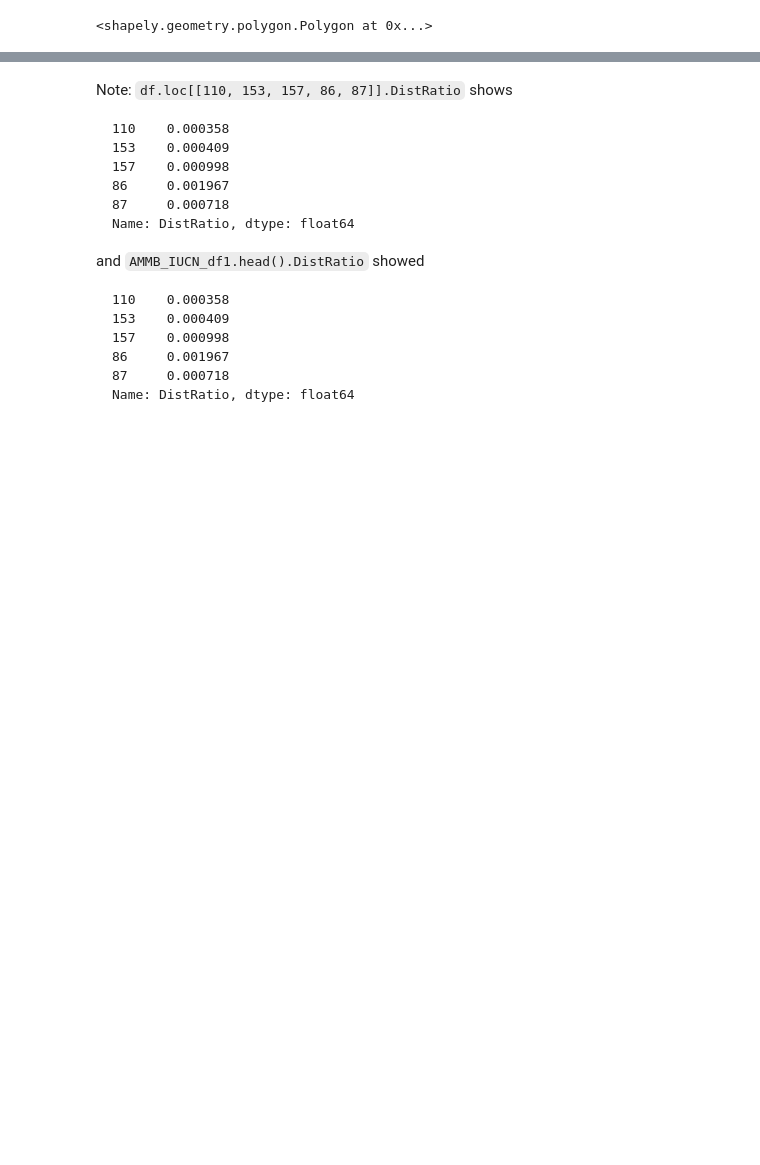
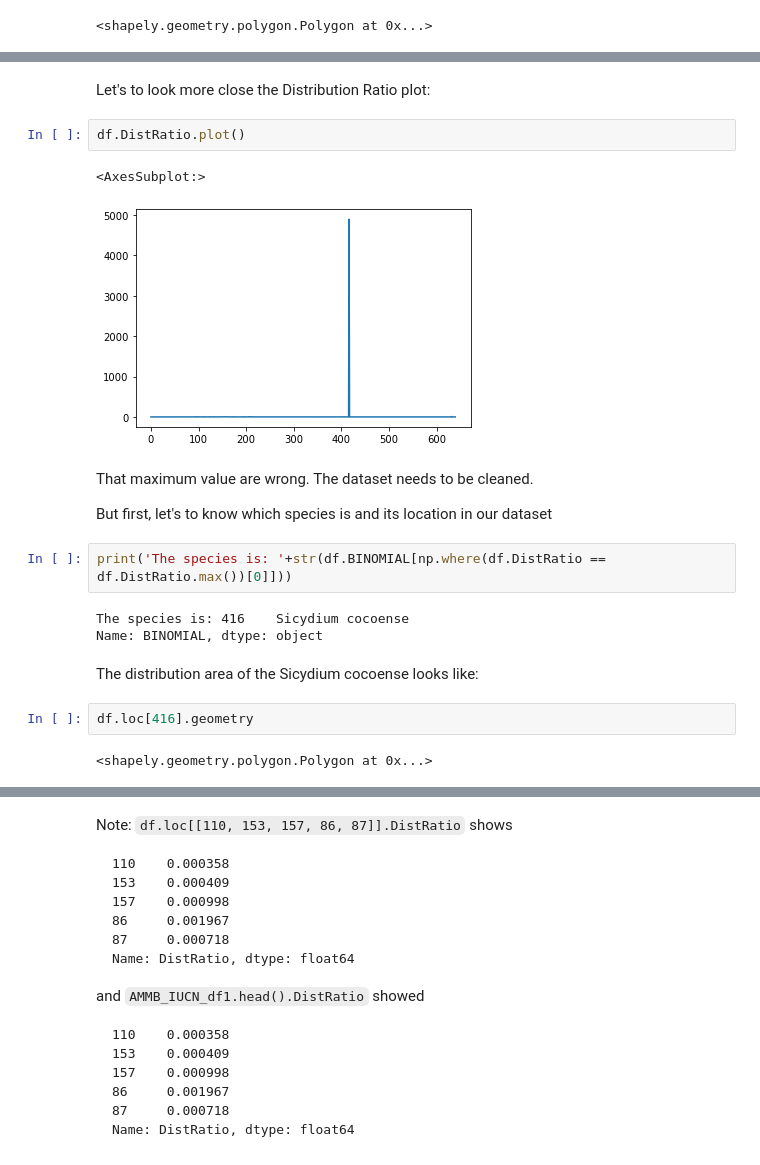
Before and after one commit to Open-Earth-Foundation/oceanprogram, a Jupyter notebook: ACMC_IUCN/ACMC_IUCN_step2_calculate_MBU.ipynb, the cells around one changed output, grey strips where cells are left out. Drawn from its saved outputs; the diff is of its cells as text; blank space fills up the shorter version.

```diff
--- a/ACMC_IUCN/ACMC_IUCN_step2_calculate_MBU.ipynb
+++ b/ACMC_IUCN/ACMC_IUCN_step2_calculate_MBU.ipynb
@@ -269,0 +286,22 @@ Name: DistRatio, dtype: float64
+# %% [markdown]
+Let's to look more close the Distribution Ratio plot:
+# %%
+df.DistRatio.plot()
+# %% [output]
+<AxesSubplot:>
+[figure, added]
+# %% [markdown]
+That maximum value are wrong. The dataset needs to be cleaned.
+
+But first, let's to know which species is and its location in our dataset
+# %%
+print('The species is: '+str(df.BINOMIAL[np.where(df.DistRatio == df.DistRatio.max())[0]]))
+# %% [output]
+The species is: 416    Sicydium cocoense
+Name: BINOMIAL, dtype: object
+# %% [markdown]
+The distribution area of the Sicydium cocoense looks like:
+# %%
+df.loc[416].geometry
+# %% [output]
+<shapely.geometry.polygon.Polygon at 0x...>
```
Also changed, not shown: parts of 158 cells of this notebook.
